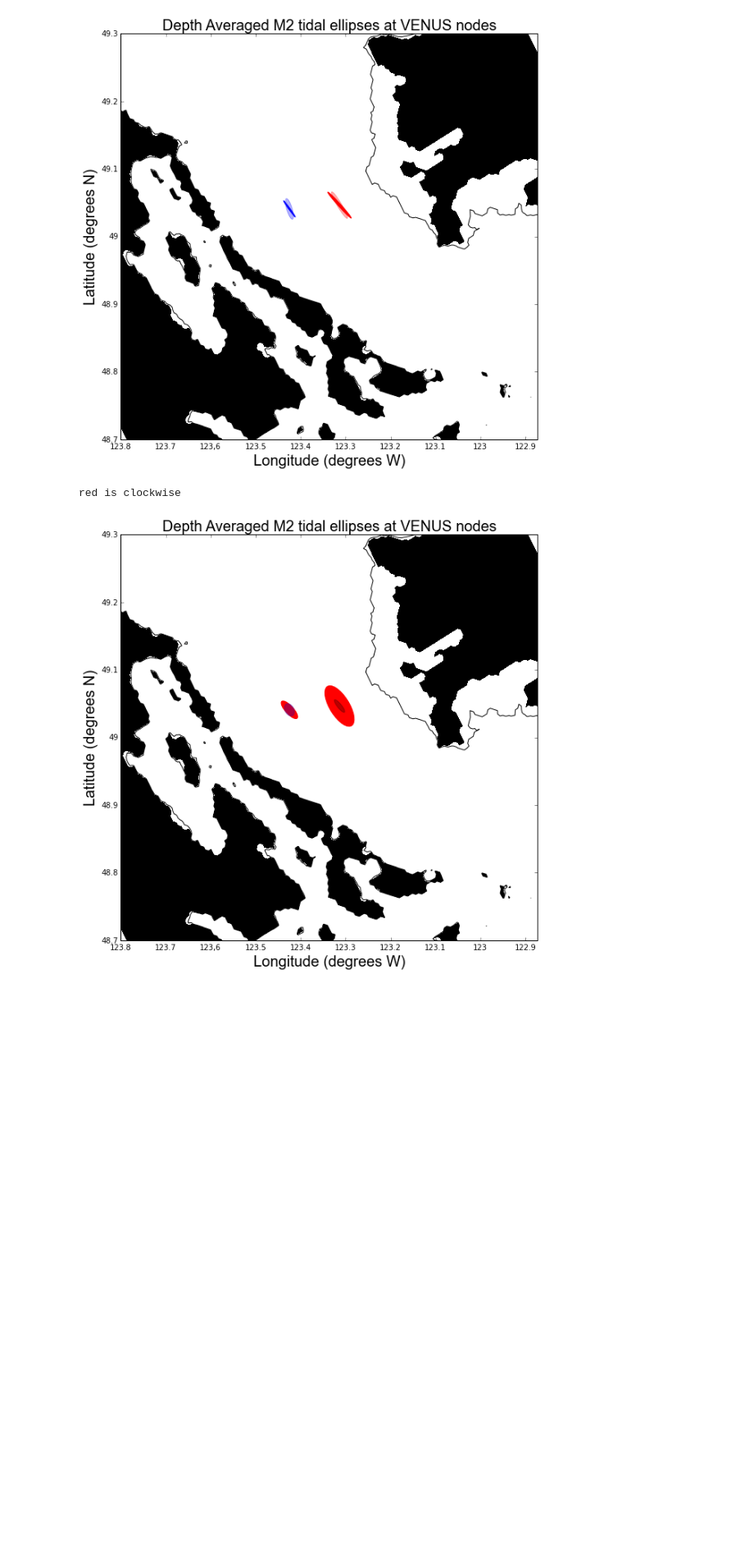
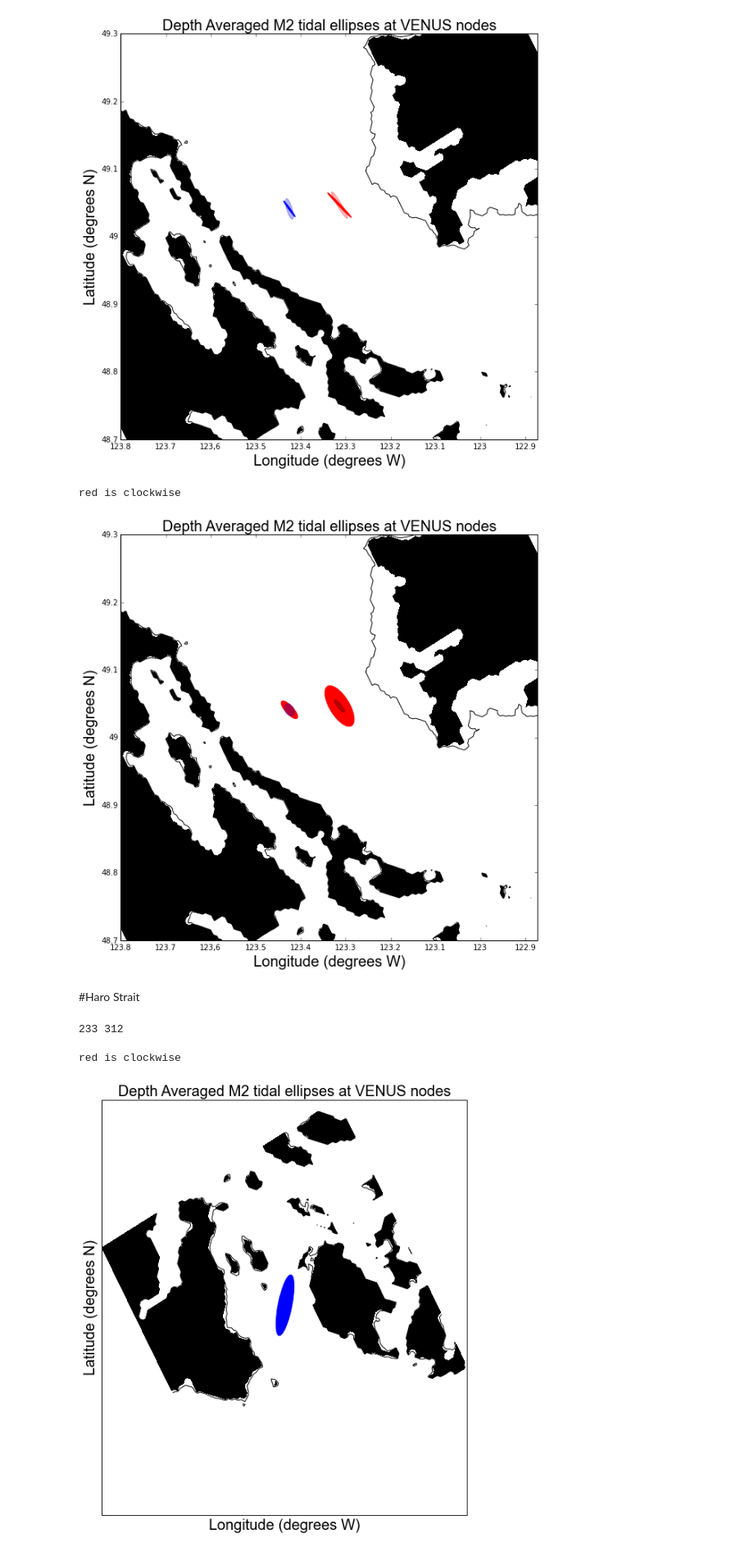
Before and after one commit to SalishSeaCast/analysis, a Jupyter notebook: Muriel/TidalEllipsesComparisons.ipynb, the cells around one changed output. Shown: that part at 82% size. Cells and saved outputs as stored; diff of their text form; code cells hidden in the pictures; blank space fills up the shorter version.

```diff
--- a/Muriel/TidalEllipsesComparisons.ipynb
+++ b/Muriel/TidalEllipsesComparisons.ipynb
@@ -69,7 +77,3 @@ east_slice = east[mine:maxe]
-# %%
-cen_av = analyze.depth_average(cen_slice,cen_slice[:,0],0)
-
-east_av = analyze.depth_average(east_slice,east_slice[:,0],0)
 # %% [markdown]
 #Fits
 # %% [markdown]
@@ -410,3 +414,11 @@ print "red is clockwise"
 # %% [output]
 red is clockwise
 [figure]
+# %% [markdown]
+#Haro Strait
+# %%
+lon = -123.225789
+lat = 48.537579
+
+bathy, X, Y = tidetools.get_bathy_data(grid_B)
+j, i = tidetools.find_closest_model_point(lon, lat, X, Y, bathy)
@@ -412,0 +473,68 @@ red is clockwise
+# %%
+path = '/data/dlatorne/MEOPAR/SalishSea/nowcast/'
+to = datetime.datetime(2015, 6, 14)
+tf = datetime.datetime(2015, 6, 18)
+depth, major, minor, theta, phase, major_k, minor_k, theta_k, phase_k=loadparam_all(to, tf, path, i, j, depav='None')
+# %%
+print i,j
+# %% [output]
+233 312
+# %%
+phi=29
+fig = plt.figure(figsize=(10,10))
+k = np.zeros((898,398)); m = np.zeros((898,398))
+ax = fig.add_subplot(111)
+viz_tools.set_aspect(ax)
+ex = 50
+
+for q in np.arange(j-ex,j+ex):
+    for l in np.arange(i-ex,i+ex):
+        k[q,l] = q*np.cos(phi*np.pi/180.)+l*np.sin(phi*np.pi/180.)
+        m[q,l] = -q*np.sin(phi*np.pi/180.)+l*np.cos(phi*np.pi/180.)
+scale = 20
+interval = 4
+depth=0
+
+#Making the ellipse for the Central node
+if minor[0] > 0:
+    thec = 'b'
+else:
+    thec = 'r'
+ellsc = Ellipse(xy=(m[j,i],k[j,i]), width=scale*major[0],
+                    height=scale*minor[0], angle=theta[0],
+                    color=thec)
+ax.add_artist(ellsc)
+ellsc.set_facecolor(thec)
+
+# y-axis in k, but labelled in latitude
+#ax.set_ylim(300,350)
+slope = (lats[j,i]-lats[j,i])/(k[j,i]-k[j,i])
+mylist = (k[j,i]+(np.arange(48.4, 48.8, 0.1)-
+                           lats[j,i])/slope).tolist()
+labels = ['48.7','48.8', '48.9', '49', '49.1', '49.2', '49.3']
+ax.set_yticks(mylist)
+ax.set_yticklabels(labels)
+ax.set_ylabel('Latitude (degrees N)', **font)
+# x-axis in m, but labelled in longitude
+#ax.set_xlim(100,120)
+slope = (lons[j,i]-lons[j,i])/(m[j,i]-m[j,i])
+mylist = (m[j,i]+(np.arange(-123.5,-123,0.1)-
+                        lons[j,i])/slope).tolist()
+labels = ['123.8','123.7','123,6','123.5','123.4','123.3', '123.2', '123.1', '123','122.9']
+ax.set_xticks(mylist)
+ax.set_xticklabels(labels)
+ax.set_xlabel('Longitude (degrees W)', **font)
+
+
+# land, and 5 m contour
+contour_interval = [-0.01, 0.01]
+ax.contourf(m[j-ex:j+ex,i-ex:i+ex],k[j-ex:j+ex,i-ex:i+ex],
+            bathy.data[j-ex:j+ex,i-ex:i+ex],contour_interval,colors='black')
+ax.contour(m[j-ex:j+ex,i-ex:i+ex],k[j-ex:j+ex,i-ex:i+ex],
+            bathy.data[j-ex:j+ex,i-ex:i+ex],[5],colors='black')
+ax.set_title('Depth Averaged M2 tidal ellipses at VENUS nodes', **font)
+
+print "red is clockwise"
+# %% [output]
+red is clockwise
+[figure, added]
```
Also changed, not shown: parts of 8 cells of this notebook.
